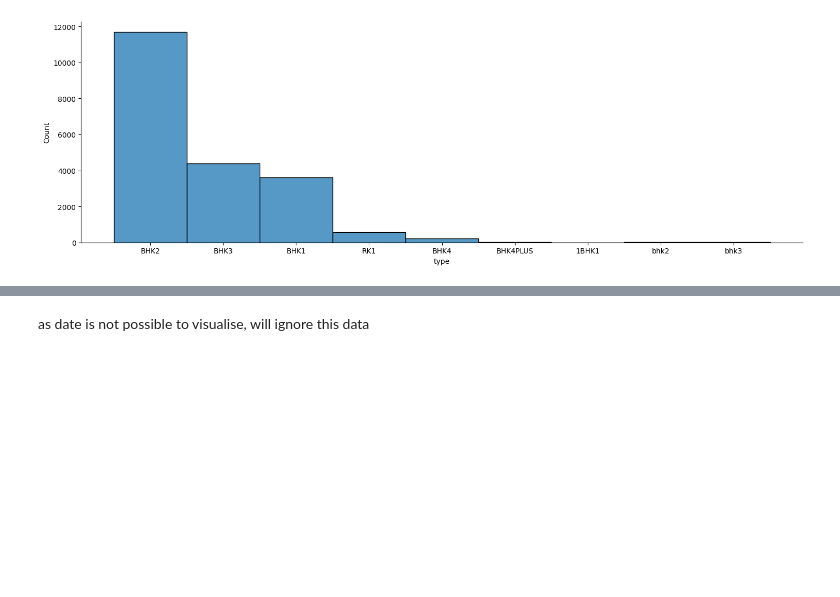
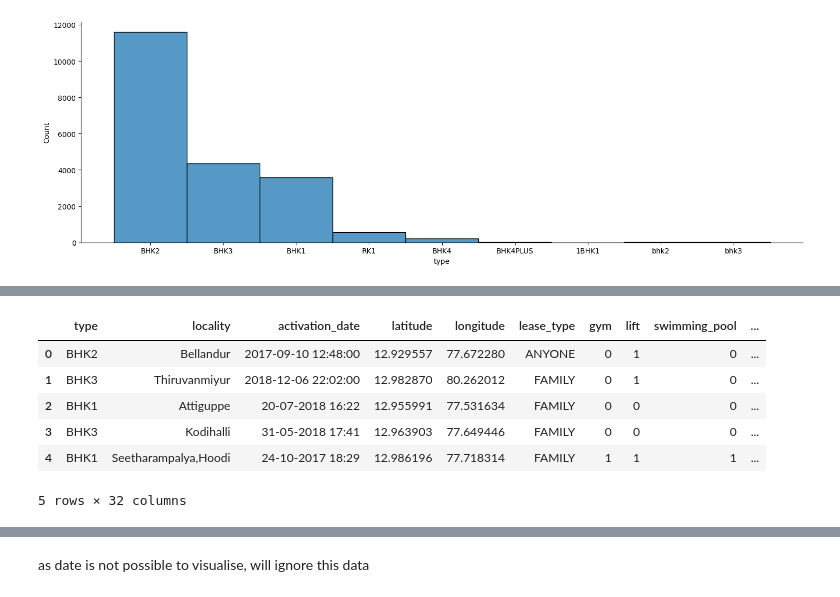
Before and after one commit to 403errors/Rental-Price-Predictions, a Jupyter notebook: project.ipynb, the cells around one changed output, grey strips where cells are left out. Cells and saved outputs as stored; diff of their text form; code cells hidden in the pictures; blank space fills up the shorter version.

```diff
--- a/project.ipynb
+++ b/project.ipynb
@@ -121,0 +203,10 @@ sns.displot(df['type'], aspect=3)
+# %%
+df.head()
+# %% [output]
+|  | type | locality | activation_date | latitude | longitude | lease_type | gym | lift | swimming_pool | ... |
+| 0 | BHK2 | Bellandur | 2017-09-10 12:48:00 | 12.929557 | 77.672280 | ANYONE | 0 | 1 | 0 | ... |
+| 1 | BHK3 | Thiruvanmiyur | 2018-12-06 22:02:00 | 12.982870 | 80.262012 | FAMILY | 0 | 1 | 0 | ... |
+| 2 | BHK1 | Attiguppe | 20-07-2018 16:22 | 12.955991 | 77.531634 | FAMILY | 0 | 0 | 0 | ... |
+| 3 | BHK3 | Kodihalli | 31-05-2018 17:41 | 12.963903 | 77.649446 | FAMILY | 0 | 0 | 0 | ... |
+| 4 | BHK1 | Seetharampalya,Hoodi | 24-10-2017 18:29 | 12.986196 | 77.718314 | FAMILY | 1 | 1 | 1 | ... |
+5 rows × 32 columns
```
Also changed, not shown: parts of 58 cells of this notebook.
